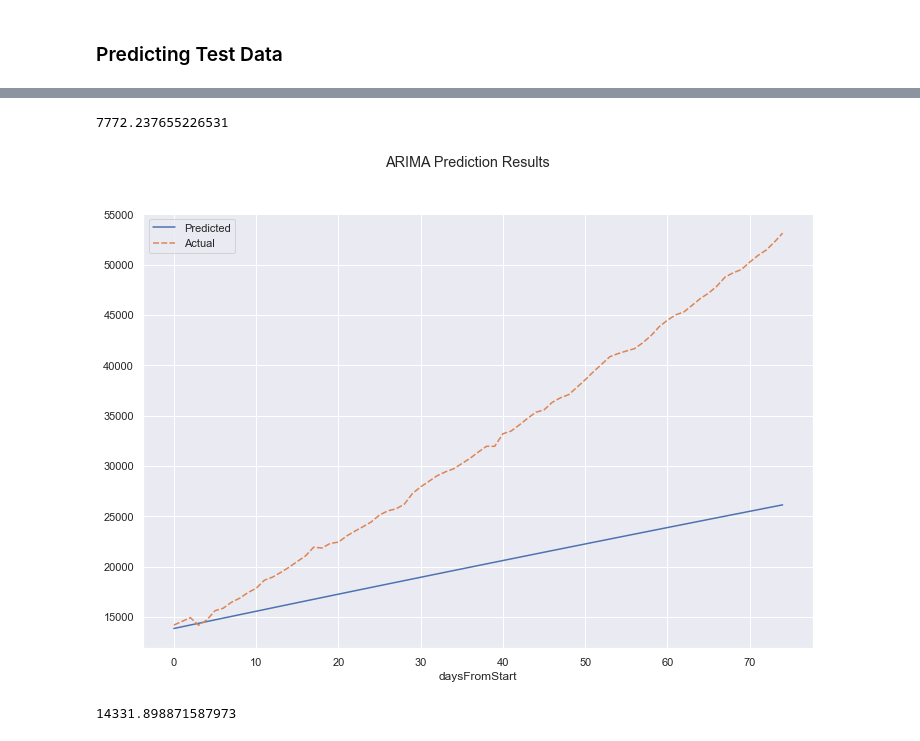
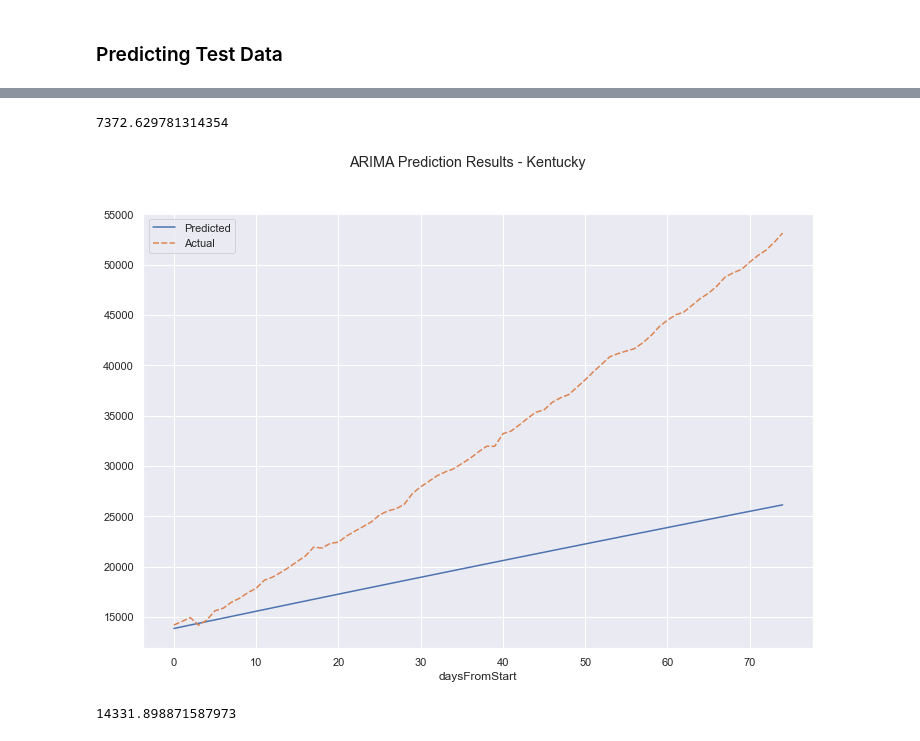
Before and after one commit to ZhongRuoyu/ntu-cz1115-project, a Jupyter notebook: covid.ipynb, the cells around one changed output, grey strips where cells are left out. Drawn from its saved outputs; the diff is of its cells as text; code cells hidden in the pictures.

```diff
--- a/covid.ipynb
+++ b/covid.ipynb
@@ -449,7 +457,10 @@ The model seems to fit better for the long run -- in the developing stage, despi
 # %% [markdown]
 We may then see how the ARIMA model predicts.
 # %%
-ARIMA_pred_array = np.array(ARIMA_res.forecast(len(test)))
+def ARIMA_predict(model, t):
+    return np.array(model.forecast(len(t)))
+
+ARIMA_pred_array = ARIMA_predict(ARIMA_res, t_test)
 ARIMA_pred = pd.DataFrame({"Predicted": ARIMA_pred_array, "Actual": test["infectious"]})
 plt.suptitle(f"ARIMA Prediction Results - {state}")
 sb.lineplot(data=ARIMA_pred)
@@ -554,22 +563,17 @@ plt.show()
-# %%
-def rmse(pred, actual):
-    mse = np.mean((pred - actual) ** 2)
-    rmse = np.sqrt(mse)
-    return rmse
-
-
-SIRD_rmse2 = rmse(SIRD_pred2["Predicted"], SIRD_pred2["Actual"])
-SIRD_rmse2
-# %% [output]
-7772.237655226531
+# %%
+SIRD_rmse2 = rmse(SIRD_pred2["Predicted"], SIRD_pred2["Actual"])
+SIRD_rmse2
+# %% [output]
+7372.629781314354
 # %%
-ARIMA_pred_array2 = np.array(ARIMA_res2.forecast(len(test2)))
+ARIMA_pred_array2 = ARIMA_predict(ARIMA_res2, t_test2)
 ARIMA_pred2 = pd.DataFrame({"Predicted": ARIMA_pred_array2, "Actual": test2["infectious"]})
-plt.suptitle("ARIMA Prediction Results")
+
+plt.suptitle(f"ARIMA Prediction Results - {state2}")
 sb.lineplot(data=ARIMA_pred2)
 plt.show()
 # %% [output]
-[figure, old version]
+[figure, new version]
 # %%
 ARIMA_rmse2 = rmse(ARIMA_pred2["Predicted"], ARIMA_pred2["Actual"])
 ARIMA_rmse2
```
Also changed, not shown: parts of 13 cells of this notebook.
